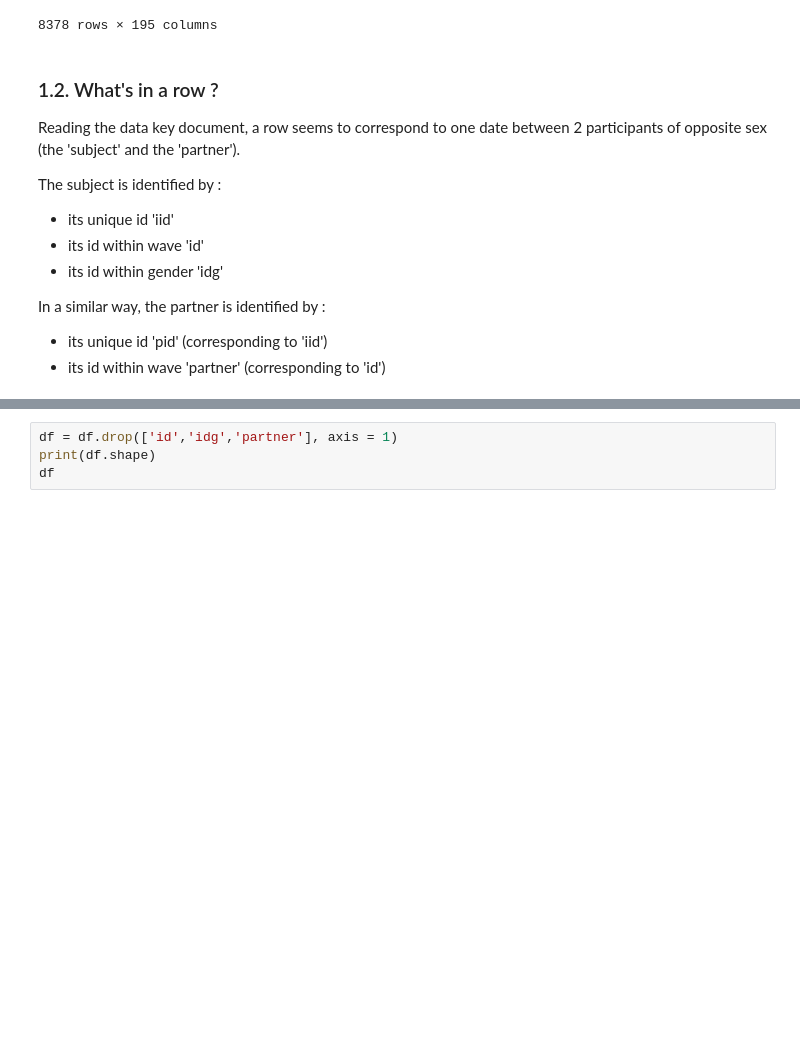
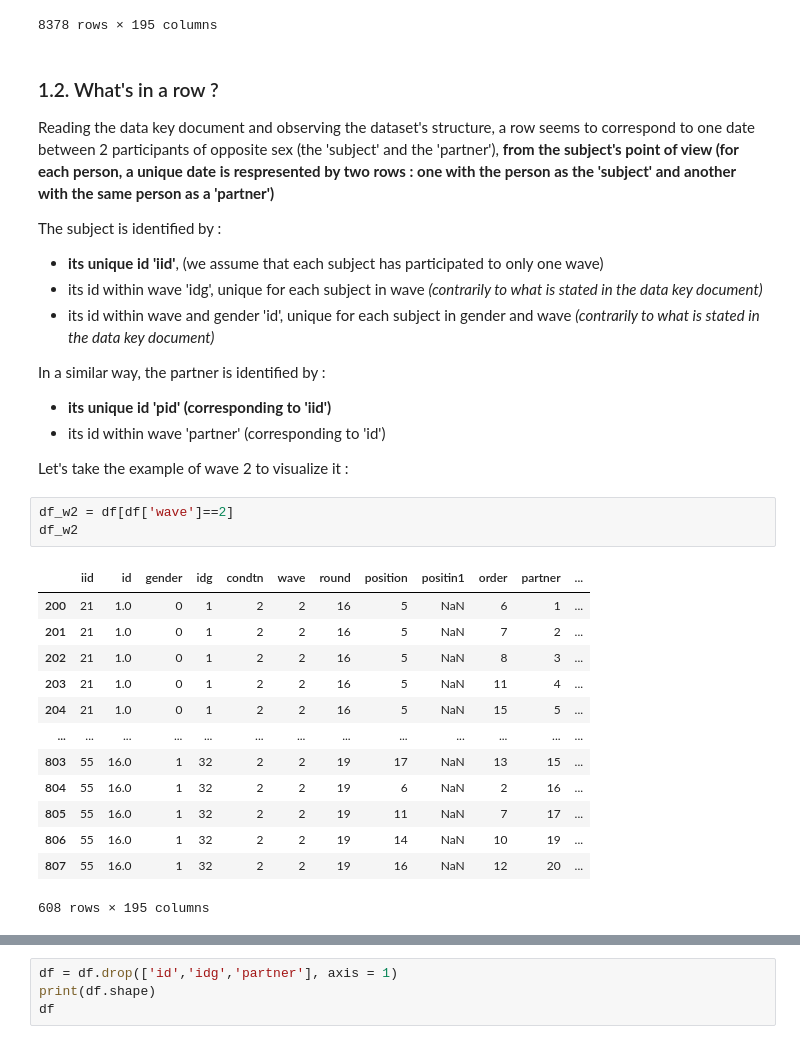
Before and after one commit to Acsts/EDA--Speed_Dating_Experiment, a Jupyter notebook: Project-Speed_Dating.ipynb, the cells around one changed output, grey strips where cells are left out. Drawn from its saved outputs; the diff is of its cells as text; blank space fills up the shorter version.

Commit message:
Added '1.3. Identifiers (subjects and partners)' paragraph + clarification of '1.2. What is in a row ?'

```diff
--- a/Project-Speed_Dating.ipynb
+++ b/Project-Speed_Dating.ipynb
@@ -53,13 +53,32 @@ display(df)
 # %% [markdown]
 ### 1.2. What's in a row ?
 
-Reading the data key document, a row seems to correspond to one date between 2 participants of opposite sex (the 'subject' and the 'partner').
+Reading the data key document and observing the dataset's structure, a row seems to correspond to one date between 2 participants of opposite sex (the 'subject' and the 'partner'), **from the subject's point of view (for each person, a unique date is respresented by two rows : one with the person as the 'subject' and another with the same person as a 'partner')**
 
 The subject is identified by :
-- its unique id 'iid'
-- its id within wave 'id'
-- its id within gender 'idg'
+- **its unique id 'iid'**, (we assume that each subject has participated to only one wave)
+- its id within wave 'idg', unique for each subject in wave _(contrarily to what is stated in the data key document)_
+- its id within wave and gender 'id', unique for each subject in gender and wave _(contrarily to what is stated in the data key document)_
 
 In a similar way, the partner is identified by :
-- its unique id 'pid' (corresponding to 'iid')
+- **its unique id 'pid' (corresponding to 'iid')**
 - its id within wave 'partner' (corresponding to 'id')
+
+Let's take the example of wave 2 to visualize it :
+# %%
+df_w2 = df[df['wave']==2]
+df_w2
+# %% [output]
+|  | iid | id | gender | idg | condtn | wave | round | position | positin1 | order | partner | ... |
+| 200 | 21 | 1.0 | 0 | 1 | 2 | 2 | 16 | 5 | NaN | 6 | 1 | ... |
+| 201 | 21 | 1.0 | 0 | 1 | 2 | 2 | 16 | 5 | NaN | 7 | 2 | ... |
+| 202 | 21 | 1.0 | 0 | 1 | 2 | 2 | 16 | 5 | NaN | 8 | 3 | ... |
+| 203 | 21 | 1.0 | 0 | 1 | 2 | 2 | 16 | 5 | NaN | 11 | 4 | ... |
+| 204 | 21 | 1.0 | 0 | 1 | 2 | 2 | 16 | 5 | NaN | 15 | 5 | ... |
+| ... | ... | ... | ... | ... | ... | ... | ... | ... | ... | ... | ... | ... |
+| 803 | 55 | 16.0 | 1 | 32 | 2 | 2 | 19 | 17 | NaN | 13 | 15 | ... |
+| 804 | 55 | 16.0 | 1 | 32 | 2 | 2 | 19 | 6 | NaN | 2 | 16 | ... |
+| 805 | 55 | 16.0 | 1 | 32 | 2 | 2 | 19 | 11 | NaN | 7 | 17 | ... |
+| 806 | 55 | 16.0 | 1 | 32 | 2 | 2 | 19 | 14 | NaN | 10 | 19 | ... |
+| 807 | 55 | 16.0 | 1 | 32 | 2 | 2 | 19 | 16 | NaN | 12 | 20 | ... |
+608 rows × 195 columns
```
Also changed, not shown: parts of 12 cells of this notebook.
